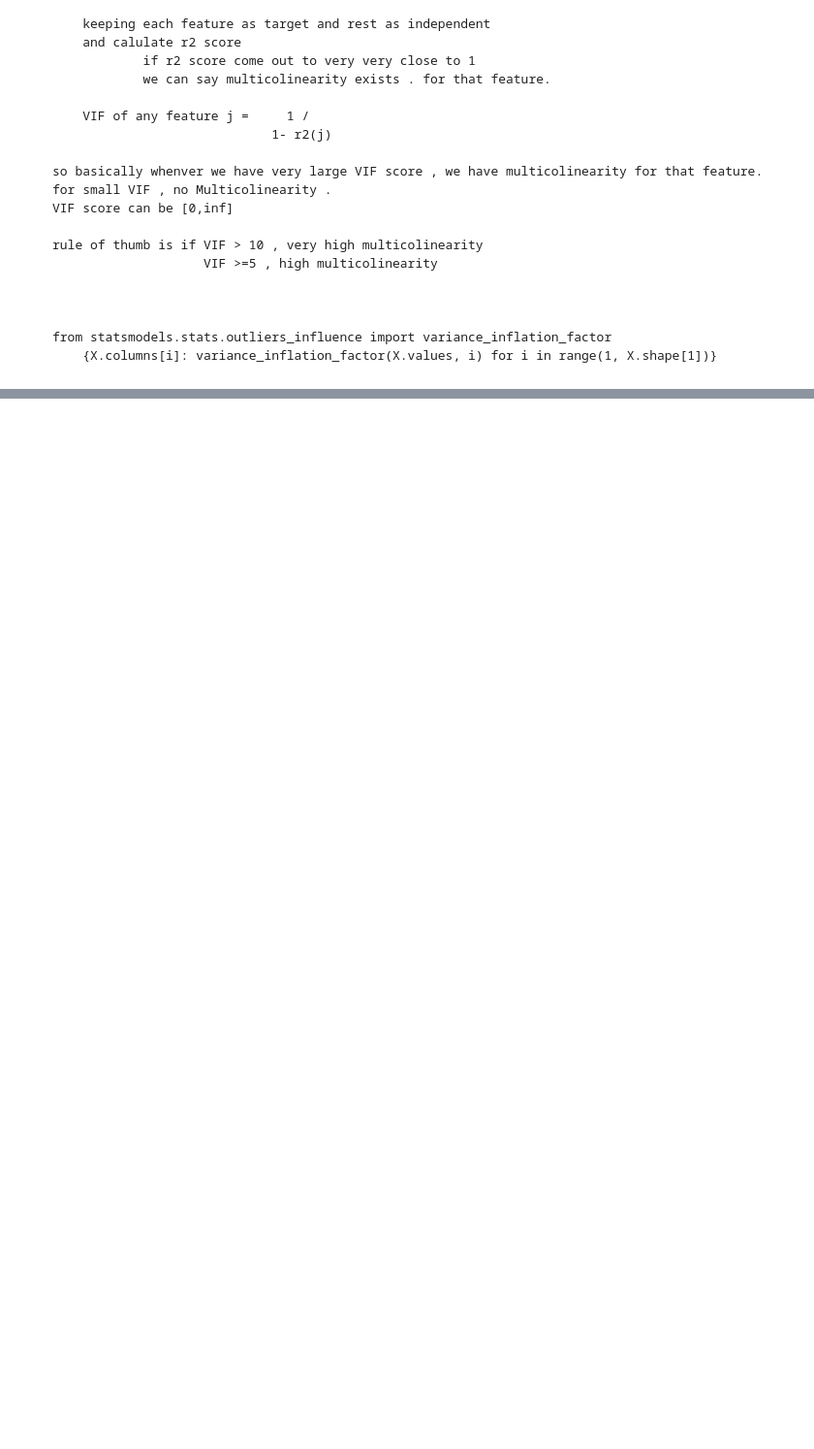
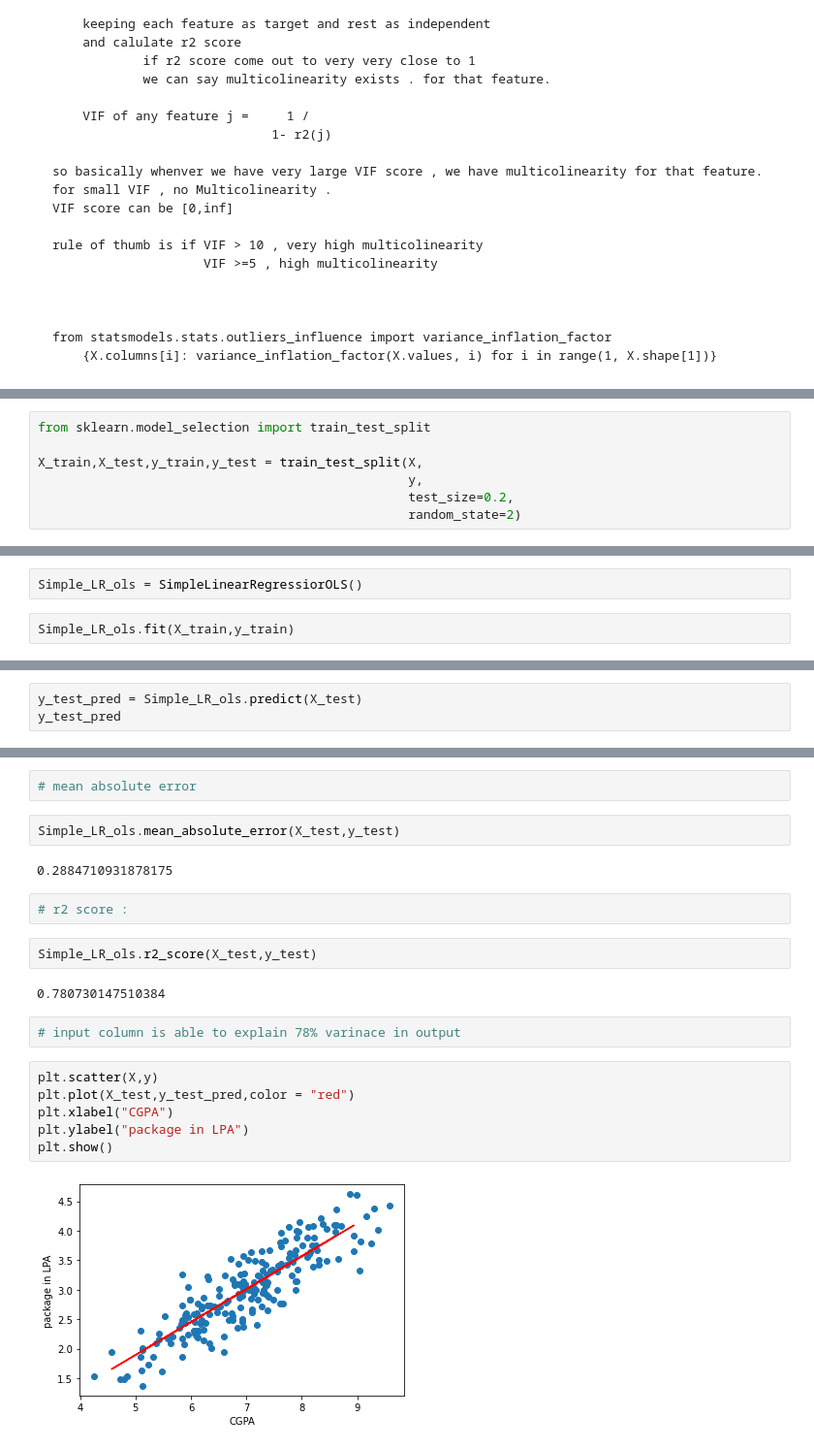
Before and after one commit to 28101991SUNNY/DSML-Classical-Machine-Learning-1, a Jupyter notebook: 01 - ML regression 1-2-3.ipynb, the cells around one changed output, grey strips where cells are left out. Shown at 97% size. Cells and saved outputs as stored; diff of their text form; blank space fills up the shorter version.

```diff
--- a/01 - ML regression 1-2-3.ipynb
+++ b/01 - ML regression 1-2-3.ipynb
@@ -756,0 +902,7 @@ https://towardsdatascience.com/assumptions-of-linear-regression-fdb71ebeaa8b
+# %%
+from sklearn.model_selection import train_test_split
+
+X_train,X_test,y_train,y_test = train_test_split(X,
+                                                 y,
+                                                 test_size=0.2,
+                                                 random_state=2)
@@ -756,0 +913,4 @@ https://towardsdatascience.com/assumptions-of-linear-regression-fdb71ebeaa8b
+# %%
+Simple_LR_ols = SimpleLinearRegressiorOLS()
+# %%
+Simple_LR_ols.fit(X_train,y_train)
@@ -756,0 +921,3 @@ https://towardsdatascience.com/assumptions-of-linear-regression-fdb71ebeaa8b
+# %%
+y_test_pred = Simple_LR_ols.predict(X_test)
+y_test_pred
@@ -756,0 +945,22 @@ https://towardsdatascience.com/assumptions-of-linear-regression-fdb71ebeaa8b
+# %%
+# mean absolute error
+# %%
+Simple_LR_ols.mean_absolute_error(X_test,y_test)
+# %% [output]
+0.2884710931878175
+# %%
+# r2 score :
+# %%
+Simple_LR_ols.r2_score(X_test,y_test)
+# %% [output]
+0.780730147510384
+# %%
+# input column is able to explain 78% varinace in output
+# %%
+plt.scatter(X,y)
+plt.plot(X_test,y_test_pred,color = "red")
+plt.xlabel("CGPA")
+plt.ylabel("package in LPA")
+plt.show()
+# %% [output]
+[figure, added]
```
Also changed, not shown: parts of 86 cells of this notebook.
